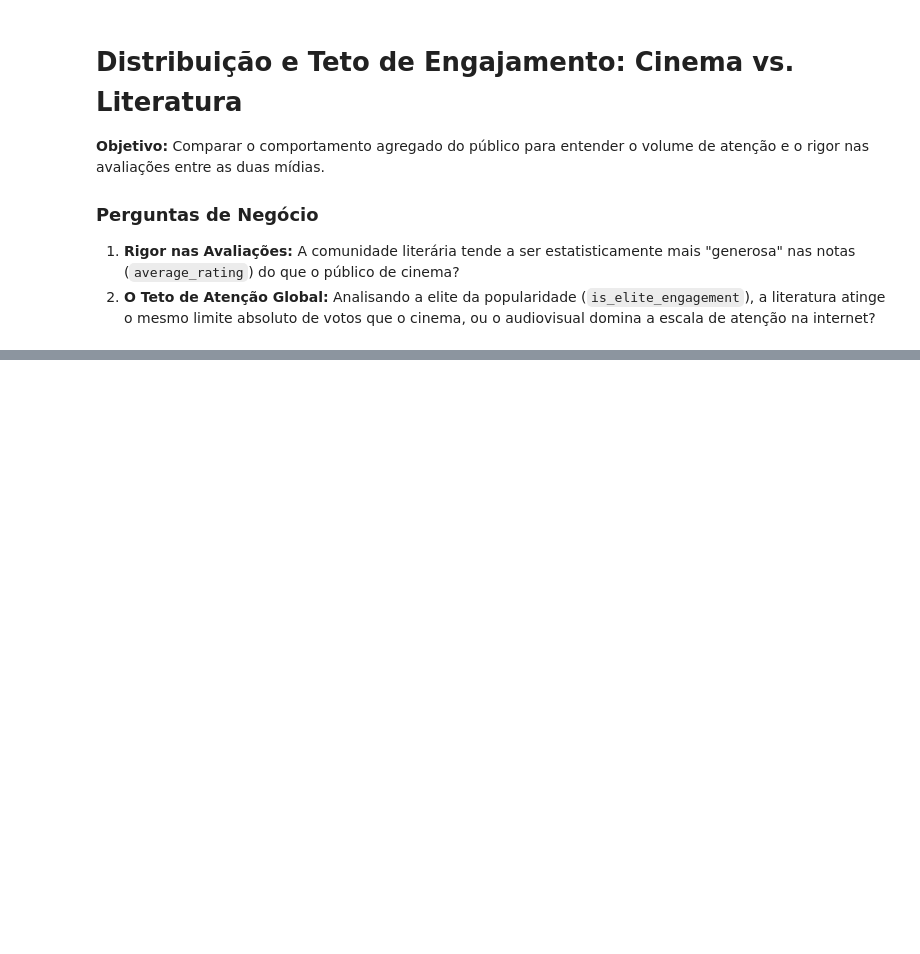
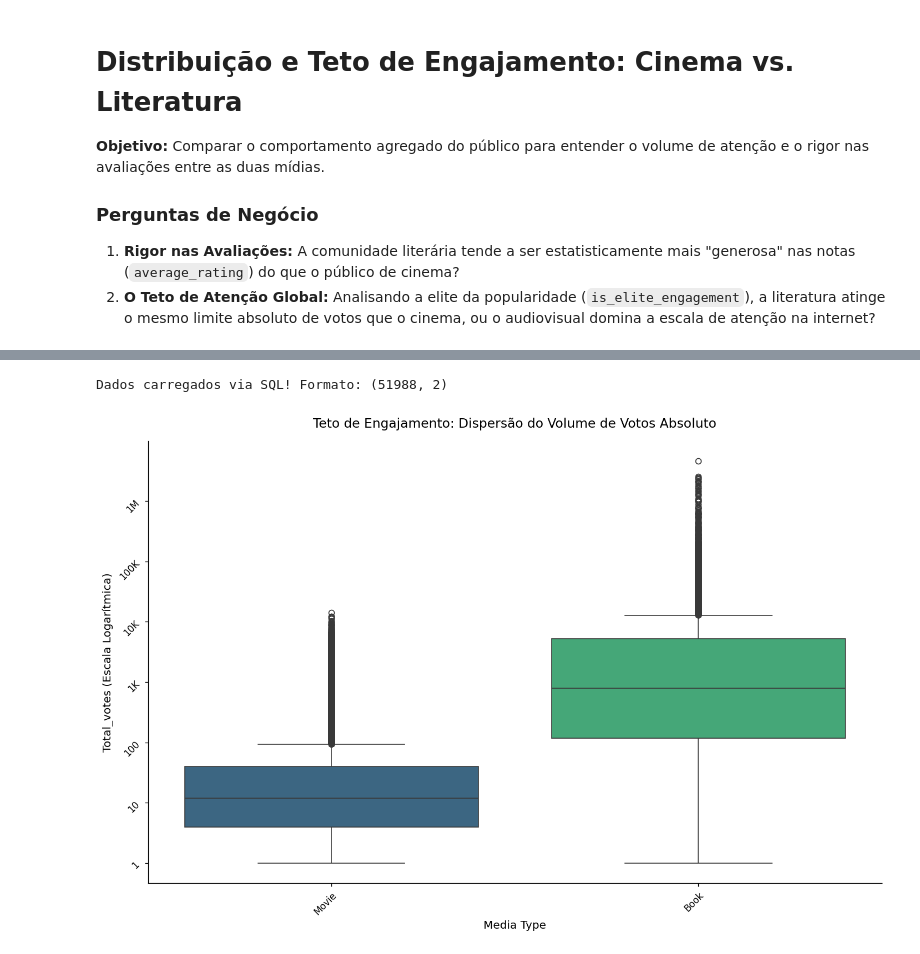
Before and after one commit to AleCecilio/entertainment_industry_performance_analysis, a Jupyter notebook: notebooks/02_data_analytics/16_analytics_engagement_distribution.ipynb, the cells around one changed output, grey strips where cells are left out. Saved outputs shown, nothing was run; the diff lists cells and outputs as text; code cells hidden in the pictures; blank space fills up the shorter version.

```diff
--- a/notebooks/02_data_analytics/16_analytics_engagement_distribution.ipynb
+++ b/notebooks/02_data_analytics/16_analytics_engagement_distribution.ipynb
@@ -29,0 +182,27 @@ import src.view.plots as graf
+# %%
+# Extração para Plotagem dos Outliers (Elite da Popularidade)
+query_distribuicao_votos = """
+    SELECT
+        media_type,
+        total_votes
+    FROM unified_media_catalog
+    WHERE total_votes > 0
+"""
+
+df_grafico_votos = dbc.execute_query(
+    caminho_db=caminho_banco,
+    alvo=query_distribuicao_votos,
+    eh_query=True
+)
+
+graf.grafico_cat_vs_num_boxplot(
+    df_plot=df_grafico_votos,
+    cat_col='media_type',
+    num_col='total_votes',
+    titulo='Teto de Engajamento: Dispersão do Volume de Votos Absoluto',
+    usar_log=True,
+    tipo_dado='contagem'
+)
+# %% [output]
+Dados carregados via SQL! Formato: (51988, 2)
+[figure, added]
```
Also changed, not shown: parts of 11 cells of this notebook, 1 other file.
